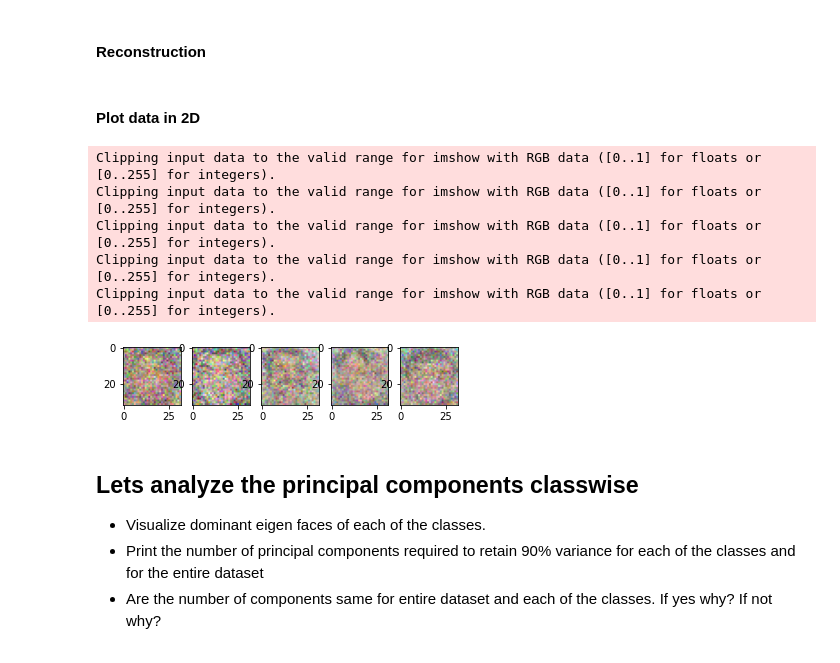
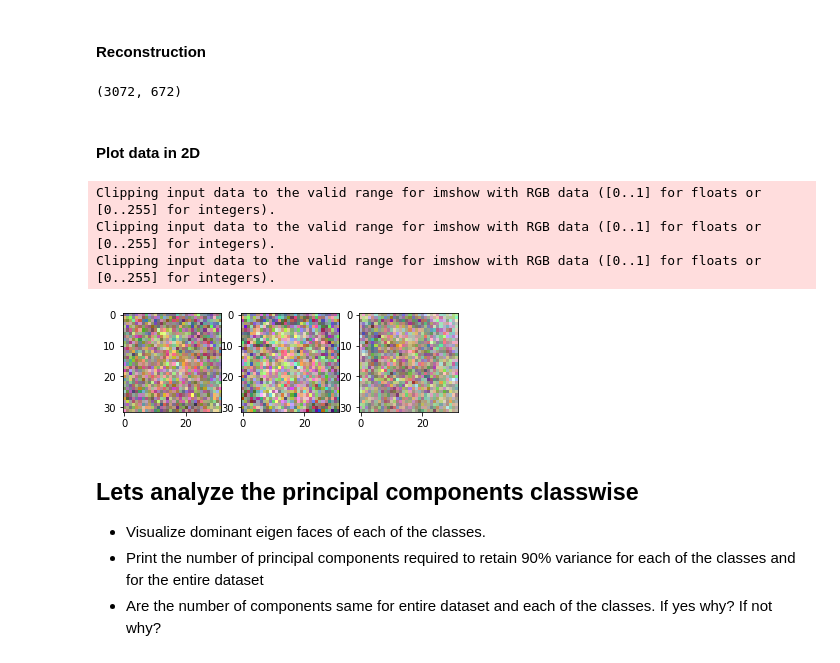
Before and after one commit to AbhinavChowdaryM98/KMeans-And-Regression, a Jupyter notebook: 2019101109_Assignment2_Q3.ipynb, the cells around one changed output. Drawn from its saved outputs; the diff is of its cells as text; code cells hidden in the pictures.

```diff
--- a/2019101109_Assignment2_Q3.ipynb
+++ b/2019101109_Assignment2_Q3.ipynb
@@ -143,12 +136,0 @@ plt.imshow(X_reshape[0].reshape((32, 32, 3)))
-# %%
-pairs = [(e_values[i], e_vectors[i]) for i in range(len(e_values))]
-pairs.sort(reverse=True)
-k = 0
-total = np.sum(e_values)
-sum = 0
-for i in range(len(pairs)):
-  sum += pairs[i][0]
-  k+=1
-  if(sum/total > 0.999999):
-    break
-k
@@ -171,6 +145,17 @@ f.shape
 #### Plot the percentage of variances vs the number of principal components
 # %%
 # plot variance vs components
+k = 0
+total = np.sum(e_values)
+sum = 0
+for i in range(len(pairs)):
+  sum += pairs[i][0]
+  k+=1
+  if(sum/total > 0.99999999):
+    break
+#k = 678
+l = [pairs[i][1] for i in range(k)] # k x 3072
+l = np.array(l)
 # %% [markdown]
 #### Visualize eigen faces(eigen vectors)
 # %%
@@ -201,26 +186,29 @@ plot(eig_vecs,H,W,C, indices)
 #### Reconstruction
 # %%
 # reconstruction
+e = np.matmul(l, cfv.T) #k x n matrix
+f = np.matmul(l.T, e)
+f.shape
+# %% [output]
+(3072, 672)
 # %% [markdown]
 #### Plot data in 2D
 # %%
 # plot data in 2D
 trf = f.T
 images = [(i+mean).reshape((32, 32, 3)) for i in trf]
 fig = plt.figure()
 
-for i in range(len(images[:5])):
-  fig.add_subplot(1, 5, i+1)
+for i in range(len(images[:3])):
+  fig.add_subplot(1, 3, i+1)
   plt.imshow(images[i])
 
 plt.show()
 # %% [output]
 Clipping input data to the valid range for imshow with RGB data ([0..1] for floats or [0..255] for integers).
 Clipping input data to the valid range for imshow with RGB data ([0..1] for floats or [0..255] for integers).
 Clipping input data to the valid range for imshow with RGB data ([0..1] for floats or [0..255] for integers).
-Clipping input data to the valid range for imshow with RGB data ([0..1] for floats or [0..255] for integers).
-Clipping input data to the valid range for imshow with RGB data ([0..1] for floats or [0..255] for integers).
-[figure, old version]
+[figure, new version]
 # %% [markdown]
 ## Lets analyze the principal components classwise
 - Visualize dominant eigen faces of each of the classes.
```
Also changed, not shown: parts of 16 cells of this notebook, 2 other files.
